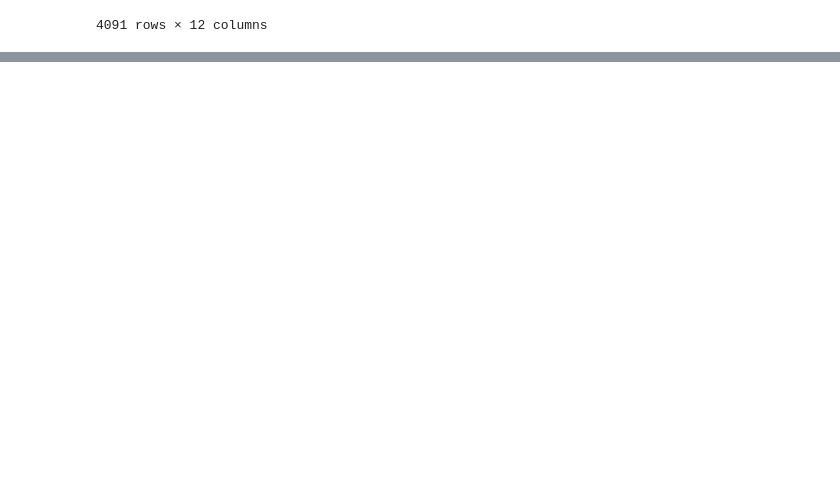
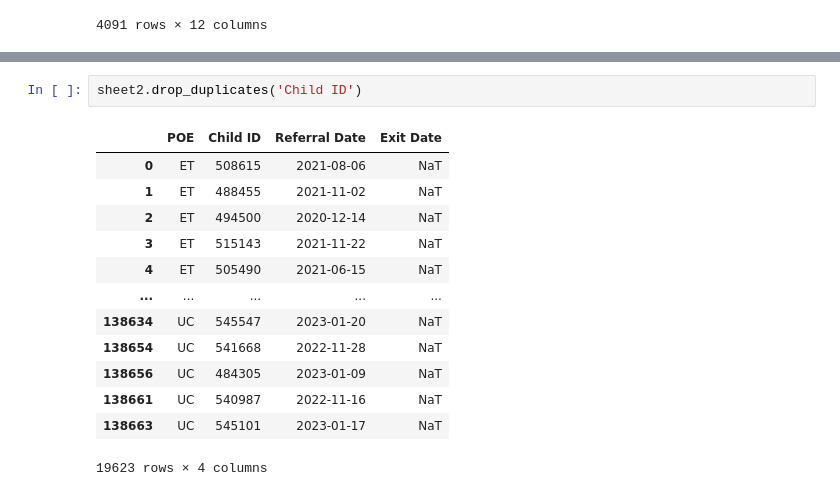
Before and after one commit to NSS-Data-Analytics-Cohort-8/teis_da8_1-dadboddenims, a Jupyter notebook: notebook/Partner2.ipynb, the cells around one changed output, grey strips where cells are left out. Drawn from its saved outputs; the diff is of its cells as text; blank space fills up the shorter version.

```diff
--- a/notebook/Partner2.ipynb
+++ b/notebook/Partner2.ipynb
@@ -216,0 +375,16 @@ Ser_set[Ser_set['SERVICE_SETTING']== 'Community']
+# %%
+sheet2.drop_duplicates('Child ID')
+# %% [output]
+|  | POE | Child ID | Referral Date | Exit Date |
+| 0 | ET | 508615 | 2021-08-06 | NaT |
+| 1 | ET | 488455 | 2021-11-02 | NaT |
+| 2 | ET | 494500 | 2020-12-14 | NaT |
+| 3 | ET | 515143 | 2021-11-22 | NaT |
+| 4 | ET | 505490 | 2021-06-15 | NaT |
+| ... | ... | ... | ... | ... |
+| 138634 | UC | 545547 | 2023-01-20 | NaT |
+| 138654 | UC | 541668 | 2022-11-28 | NaT |
+| 138656 | UC | 484305 | 2023-01-09 | NaT |
+| 138661 | UC | 540987 | 2022-11-16 | NaT |
+| 138663 | UC | 545101 | 2023-01-17 | NaT |
+19623 rows × 4 columns
```
Also changed, not shown: parts of 26 cells of this notebook.
